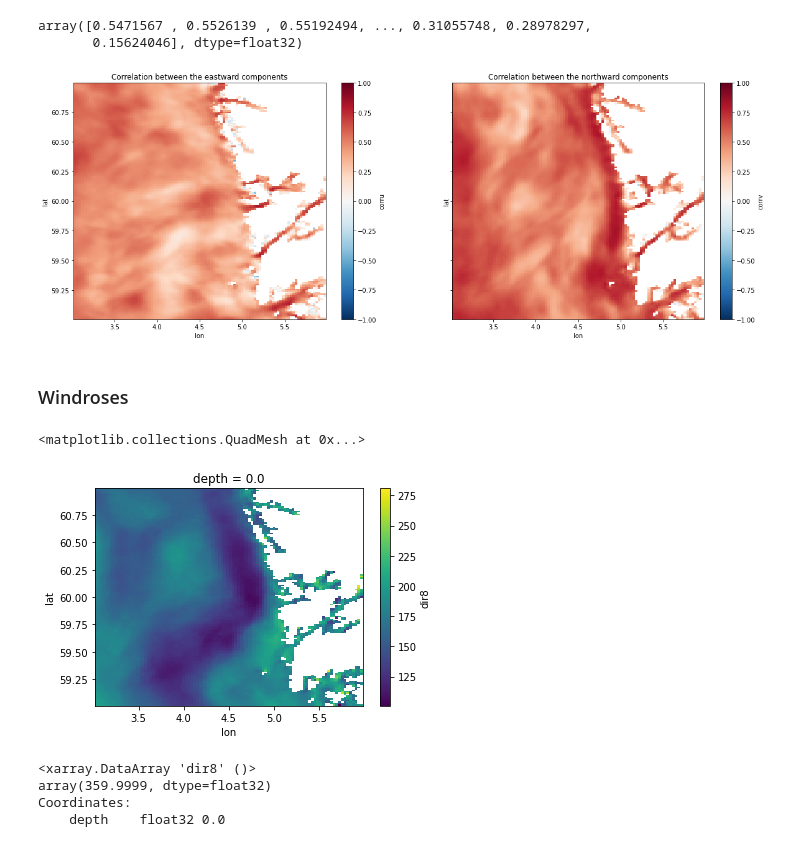
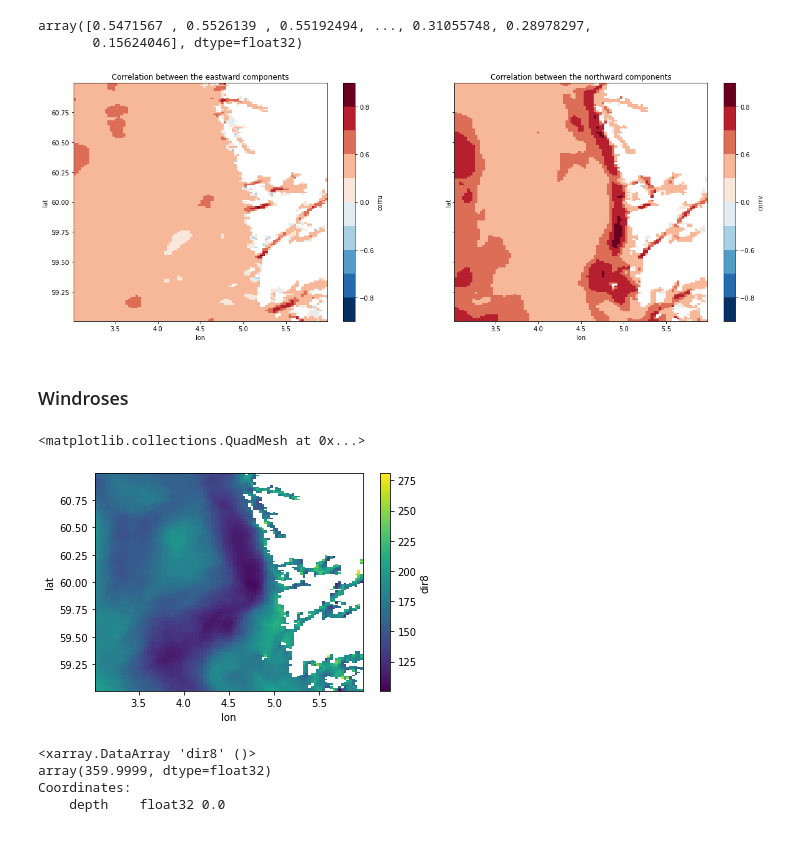
Before and after one commit to galendal/FACTS, a Jupyter notebook: compare_nor800_NWS.ipynb, the cells around one changed output. Cells and saved outputs as stored; diff of their text form; code cells hidden in the pictures.

```diff
--- a/compare_nor800_NWS.ipynb
+++ b/compare_nor800_NWS.ipynb
@@ -217,4 +219,4 @@ NWSs.unstack('z').to_netcdf('Data/2021/both_focused.nc')
 all=xr.open_dataset('Data/2021/both_focused.nc').stack(z=['lon','lat']).dropna(dim='z').load()
 all.close()
 # %%
-all=NWSs.drop('depth')
+all=all.drop('depth')
@@ -269,15 +269,15 @@ array([0.5471567 , 0.5526139 , 0.55192494, ..., 0.31055748, 0.28978297,
 all['corru']=('z',corr_all(all,'u'))
 all['corrv']=('z',corr_all(all,'v'))
 # %%
-levels=[0.9,0.8,0.6,0.2,0.]
+levels=[0.9,0.8,0.7,0.6,0.2,0.,-0.2,-0.6,-0.7,-0.8,-0.9]
 vmax=1
 fig, axes = plt.subplots(nrows=1, ncols=2, figsize=(20,7),sharex=True,sharey=True)
-all.corru.unstack('z').plot(x='lon', y='lat',vmax=vmax,ax=axes[0])
-all.corrv.unstack('z').plot(x='lon', y='lat',vmax=vmax, ax=axes[1])
+all.corru.unstack('z').plot(x='lon', y='lat',vmax=vmax,ax=axes[0],levels=levels)
+all.corrv.unstack('z').plot(x='lon', y='lat',vmax=vmax, ax=axes[1],levels=levels)
 axes[0].title.set_text('Correlation between the eastward components')
 axes[1].title.set_text('Correlation between the northward components')
 # %% [output]
-[figure, old version]
+[figure, new version]
 # %% [markdown]
 ### Windroses
 # %%
@@ -301,7 +301,7 @@ all['speed8']=(('time','z'),sp)
 all.dir8.mean(dim='time').unstack('z').plot(x='lon',y='lat')
 # %% [output]
 <matplotlib.collections.QuadMesh at 0x...>
-[figure, old version]
+[figure, new version]
 # %%
 all.dir8.max()
 # %% [output]
```
Also changed, not shown: parts of 2 cells of this notebook.
